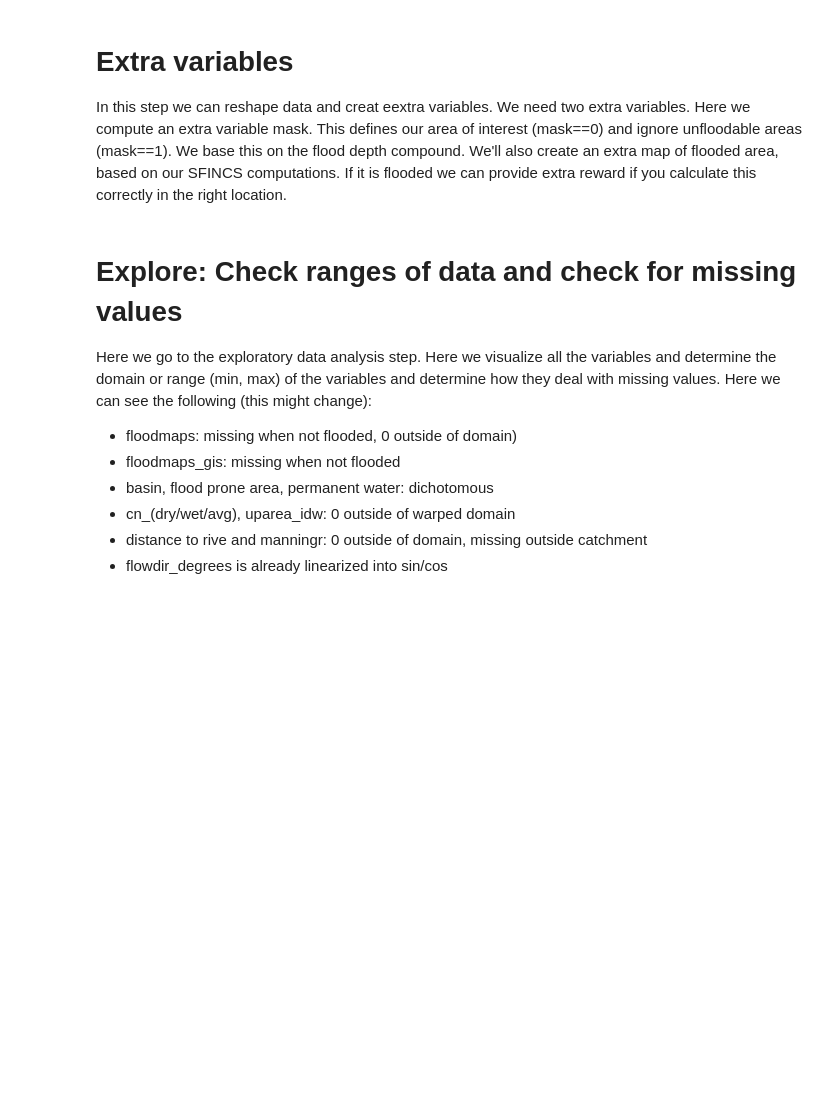
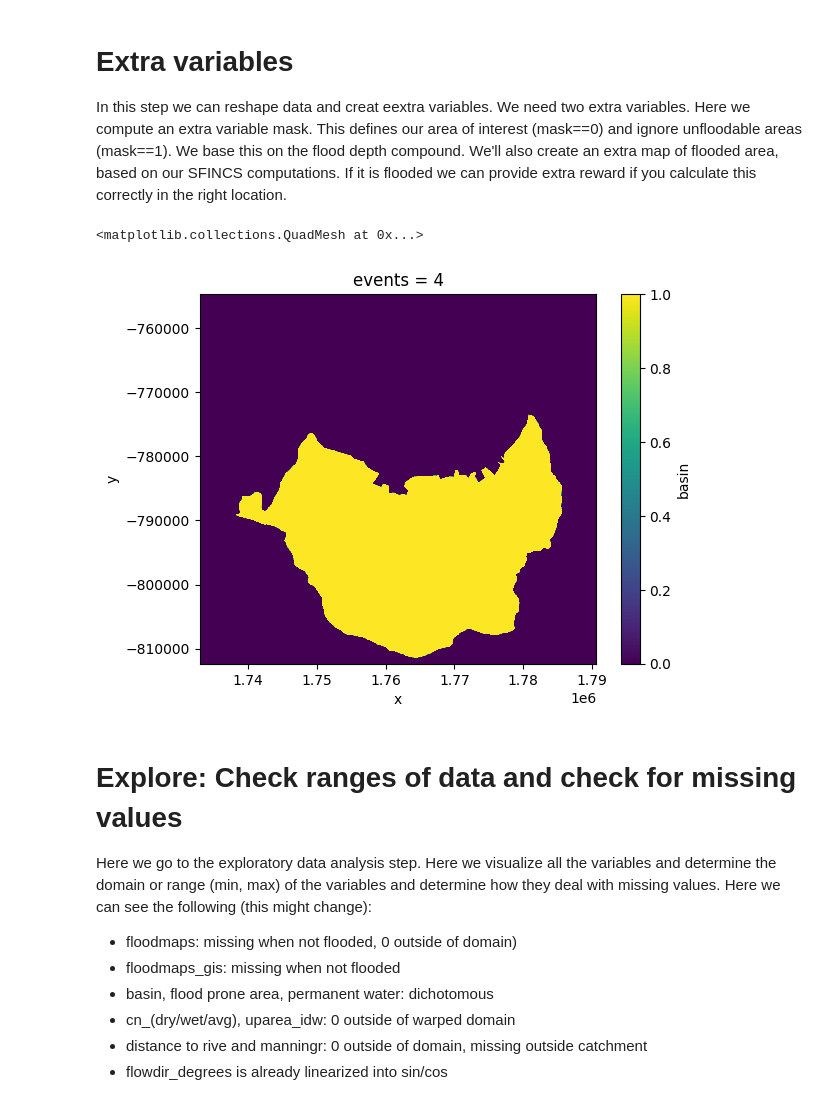
Before and after one commit to openearth/student-case-indonesia, a Jupyter notebook: prepare/prepare.ipynb, the cells around one changed output. Cells and saved outputs as stored; diff of their text form; code cells hidden in the pictures; blank space fills up the shorter version.

```diff
--- a/prepare/prepare.ipynb
+++ b/prepare/prepare.ipynb
@@ -94,4 +106,10 @@ ds["mask"] = ds["floodmaps_gis"].fillna(0) <= 0.001
 ds["is_flooded"] = ds["floodmaps"] >= 0.5
+# %%
+# We can select an event and a variable plot its values
+ds.sel(events=4).basin.plot()
+# %% [output]
+<matplotlib.collections.QuadMesh at 0x...>
+[figure, new version]
 # %% [markdown]
 # Explore: Check ranges of data and check for missing values
 
```
Also changed, not shown: parts of 16 cells of this notebook.
